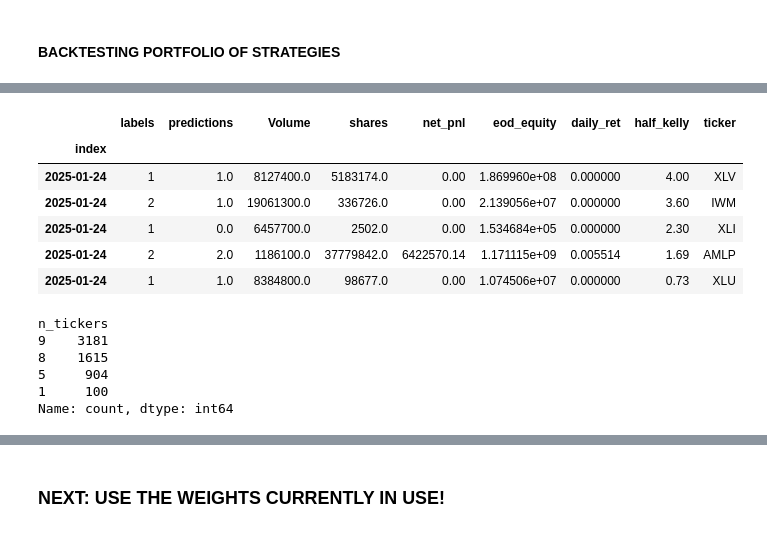
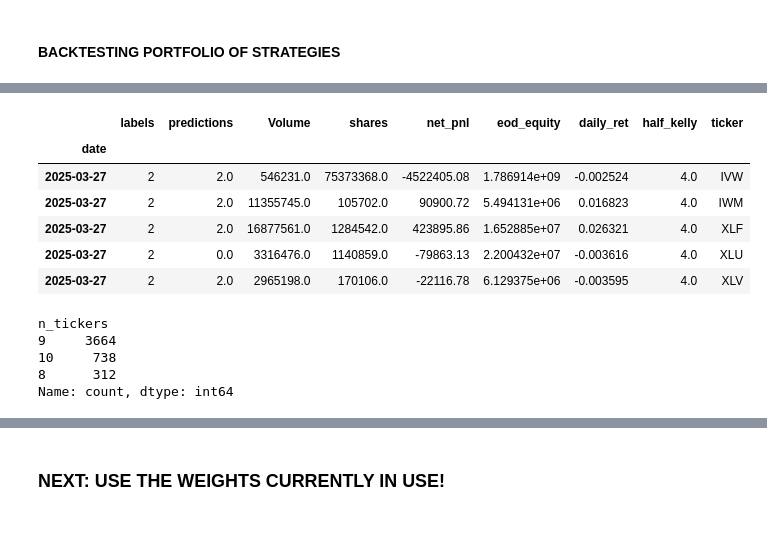
Before and after one commit to jessie-blue/ATS_Development, a Jupyter notebook: Strat_1/Portfolio_Backtest.ipynb, the cells around one changed output, grey strips where cells are left out. Saved outputs shown, nothing was run; the diff lists cells and outputs as text; code cells hidden in the pictures.

```diff
--- a/Strat_1/Portfolio_Backtest.ipynb
+++ b/Strat_1/Portfolio_Backtest.ipynb
@@ -5,7 +5,7 @@ import os
 import numpy as np
 import pandas as pd
 
-path = 'strat_returns/Testing/'
+path = 'strat_returns/Testing/kelly_returns/'
 # %%
 ### FILES
 files = os.listdir(path)
@@ -28,8 +28,8 @@ weights = { #0.964
 # %%
 ## DF
-df = pd.read_csv( path + files.pop(spy_idx), index_col= 'Unnamed: 0')
+df = pd.read_csv( path + files.pop(spy_idx), index_col= 'date')
 #df = df[cols]
 df['ticker'] = 'SPY'
-df.tail(20)
+df.tail(10)
 # %% [output]
 |  | labels | predictions | Volume | shares | net_pnl | eod_equity | daily_ret | half_kelly | ticker |
@@ -53,7 +48,8 @@ df.tail(20)
 
 for file in files:
 
-    df_file = pd.read_csv(f"strat_returns/Testing/{file}", index_col='Unnamed: 0')
+    df_file = pd.read_csv(f"{path}/{file}",
+                          index_col='date')
 
     #df_file = df_file[cols]
     df_file['ticker'] = file.replace('.csv', '')
@@ -70,17 +67,17 @@ df.head()
 # %%
 df = df.dropna()
 df = df.reset_index()
-df['index'] = pd.to_datetime(df['index'])
+df['date'] = pd.to_datetime(df['date'])
 #df = df[df['daily_ret'] != 0] #### removes symbols from the data which do not trade on that day
 
-df = df.sort_values(by = ['index', 'half_kelly'], ascending=[True, False], axis = 0)
-df = df.set_index('index')
+df = df.sort_values(by = ['date', 'half_kelly'], ascending=[True, False], axis = 0)
+df = df.set_index('date')
 df.tail()
 # %% [output]
 |  | labels | predictions | Volume | shares | net_pnl | eod_equity | daily_ret | half_kelly | ticker |
-| index |  |  |  |  |  |  |  |  |  |
-| 2025-01-24 | 1 | 1.0 | 8127400.0 | 5183174.0 | 0.00 | 1.869960e+08 | 0.000000 | 4.00 | XLV |
-| 2025-01-24 | 2 | 1.0 | 19061300.0 | 336726.0 | 0.00 | 2.139056e+07 | 0.000000 | 3.60 | IWM |
-| 2025-01-24 | 1 | 0.0 | 6457700.0 | 2502.0 | 0.00 | 1.534684e+05 | 0.000000 | 2.30 | XLI |
-| 2025-01-24 | 2 | 2.0 | 1186100.0 | 37779842.0 | 6422570.14 | 1.171115e+09 | 0.005514 | 1.69 | AMLP |
-| 2025-01-24 | 1 | 1.0 | 8384800.0 | 98677.0 | 0.00 | 1.074506e+07 | 0.000000 | 0.73 | XLU |
+| date |  |  |  |  |  |  |  |  |  |
+| 2025-03-27 | 2 | 2.0 | 546231.0 | 75373368.0 | -4522405.08 | 1.786914e+09 | -0.002524 | 4.0 | IVW |
+| 2025-03-27 | 2 | 2.0 | 11355745.0 | 105702.0 | 90900.72 | 5.494131e+06 | 0.016823 | 4.0 | IWM |
+| 2025-03-27 | 2 | 2.0 | 16877561.0 | 1284542.0 | 423895.86 | 1.652885e+07 | 0.026321 | 4.0 | XLF |
+| 2025-03-27 | 2 | 0.0 | 3316476.0 | 1140859.0 | -79863.13 | 2.200432e+07 | -0.003616 | 4.0 | XLU |
+| 2025-03-27 | 2 | 2.0 | 2965198.0 | 170106.0 | -22116.78 | 6.129375e+06 | -0.003595 | 4.0 | XLV |
@@ -98,10 +97,9 @@ traded_tickers.columns = ['n_tickers']
 traded_tickers.n_tickers.value_counts()
 # %% [output]
 n_tickers
-9    3181
-8    1615
-5     904
-1     100
+9     3664
+10     738
+8      312
 Name: count, dtype: int64
 # %%
 #df.merge(traded_tickers, left_index=True, right_index = True)
```
Also changed, not shown: parts of 14 cells of this notebook, 34 other files.
